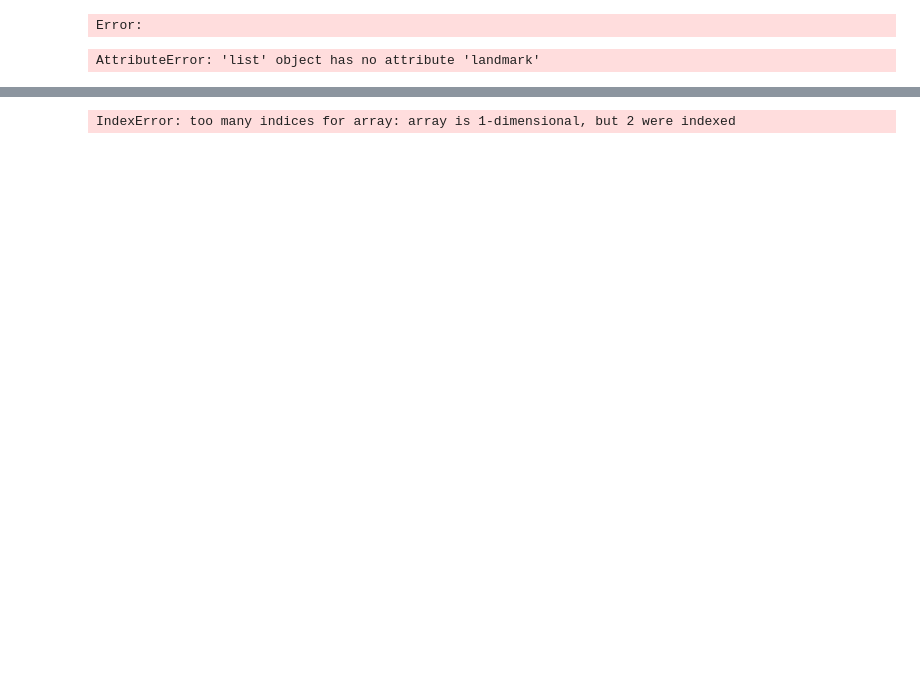
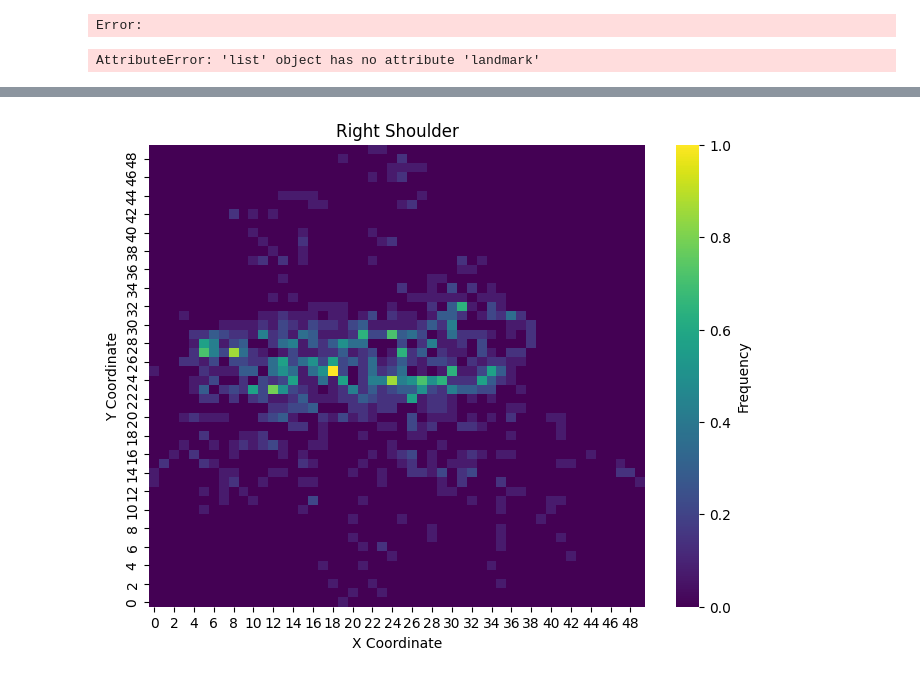
Before and after one commit to SloughJE/aerial_straps_classifier, a Jupyter notebook: noteboooks/test.ipynb, the cells around one changed output, grey strips where cells are left out. Cells and saved outputs as stored; diff of their text form; code cells hidden in the pictures; blank space fills up the shorter version.

```diff
--- a/noteboooks/test.ipynb
+++ b/noteboooks/test.ipynb
@@ -312,25 +397,25 @@ def create_heatmap(keypoints, landmark, frame_shape, bins=50):
     heatmap /= np.max(heatmap)
 
     return heatmap
-
-def plot_heatmap(heatmap):
-    plt.figure(figsize=(8, 6))
-    sns.heatmap(heatmap, cmap='viridis', cbar_kws={'label': 'Frequency'})
-    plt.gca().invert_yaxis()
-    plt.xlabel("X Coordinate")
-    plt.ylabel("Y Coordinate")
-    plt.title("Right Wrist Heatmap")
-    plt.show()
-
-input_video = 'input_video.mp4' # Your input video file
-landmark = 15 # Index of the right wrist landmark in MediaPipe Pose
-
-cap = cv2.VideoCapture(input_video)
-frame_shape = (int(cap.get(cv2.CAP_PROP_FRAME_HEIGHT)), int(cap.get(cv2.CAP_PROP_FRAME_WIDTH)))
-cap.release()
-
-keypoints, _ = extract_keypoints(input_video)
-heatmap = create_heatmap(keypoints, landmark, frame_shape)
-plot_heatmap(heatmap)
-# %% [output]
-IndexError: too many indices for array: array is 1-dimensional, but 2 were indexed
+# %%
+def plot_heatmap(heatmap,title):
+    plt.figure(figsize=(8, 6))
+    sns.heatmap(heatmap, cmap='viridis', cbar_kws={'label': 'Frequency'})
+    plt.gca().invert_yaxis()
+    plt.xlabel("X Coordinate")
+    plt.ylabel("Y Coordinate")
+    plt.title(f"{title}")
+    plt.show()
+# %%
+input_video = "../data/raw/IMG_3301.mov" # Your input video file
+landmark = 12 # Index of the
+
+cap = cv2.VideoCapture(input_video)
+frame_shape = (int(cap.get(cv2.CAP_PROP_FRAME_HEIGHT)), int(cap.get(cv2.CAP_PROP_FRAME_WIDTH)))
+cap.release()
+
+keypoints, _ = extract_keypoints(input_video)
+heatmap = create_heatmap(keypoints, landmark, frame_shape)
+plot_heatmap(heatmap, "Right Shoulder")
+# %% [output]
+[figure, added]
```
Also changed, not shown: parts of 8 cells of this notebook.
